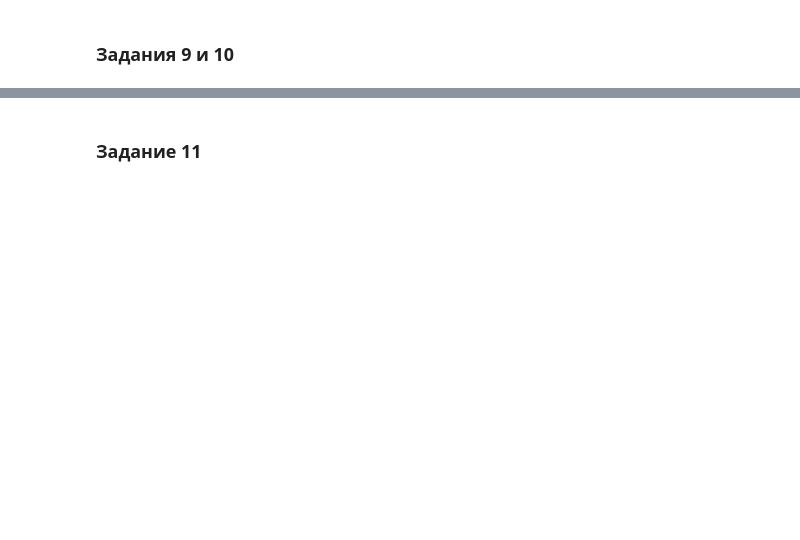
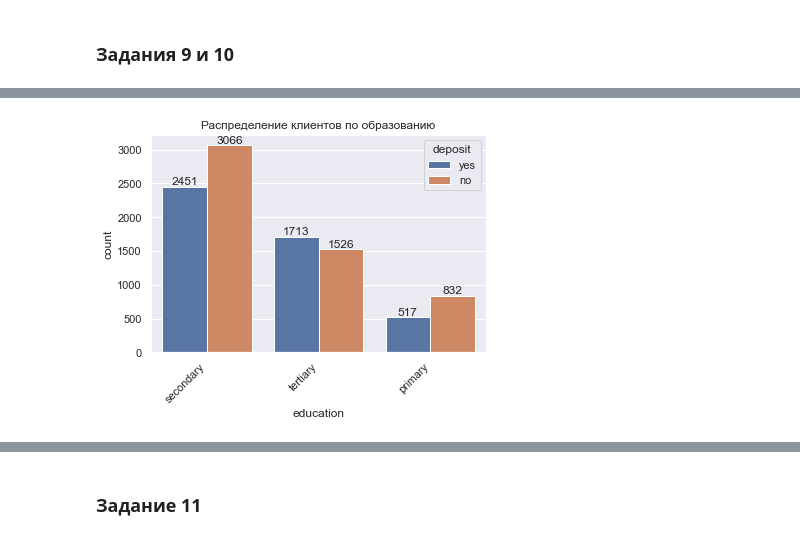
Before and after one commit to hoittoken/Python, a Jupyter notebook: Py/project_4/Project_4_ML.ipynb, the cells around one changed output, grey strips where cells are left out. Cells and saved outputs as stored; diff of their text form; code cells hidden in the pictures; blank space fills up the shorter version.

```diff
--- a/Py/project_4/Project_4_ML.ipynb
+++ b/Py/project_4/Project_4_ML.ipynb
@@ -90,4 +221,12 @@ df = pd.read_csv('bank_fin.csv', sep = ';')
 # %%
 # постройте визуализации для открывших и неоткрывших депозит в зависимости от образования
+_, ax = plt.subplots()
+ax.set_title('Распределение клиентов по образованию')
+plt.xticks(rotation=45, ha='right')
+sns.countplot(data=df[['education','deposit']], x='education', hue='deposit')
+ax.bar_label(ax.containers[0])
+ax.bar_label(ax.containers[1]);
+# %% [output]
+[figure, added]
 # %%
 # постройте визуализации для открывших и неоткрывших депозит в зависимости от вида профессиональной занятости
```
Also changed, not shown: parts of 28 cells of this notebook.
